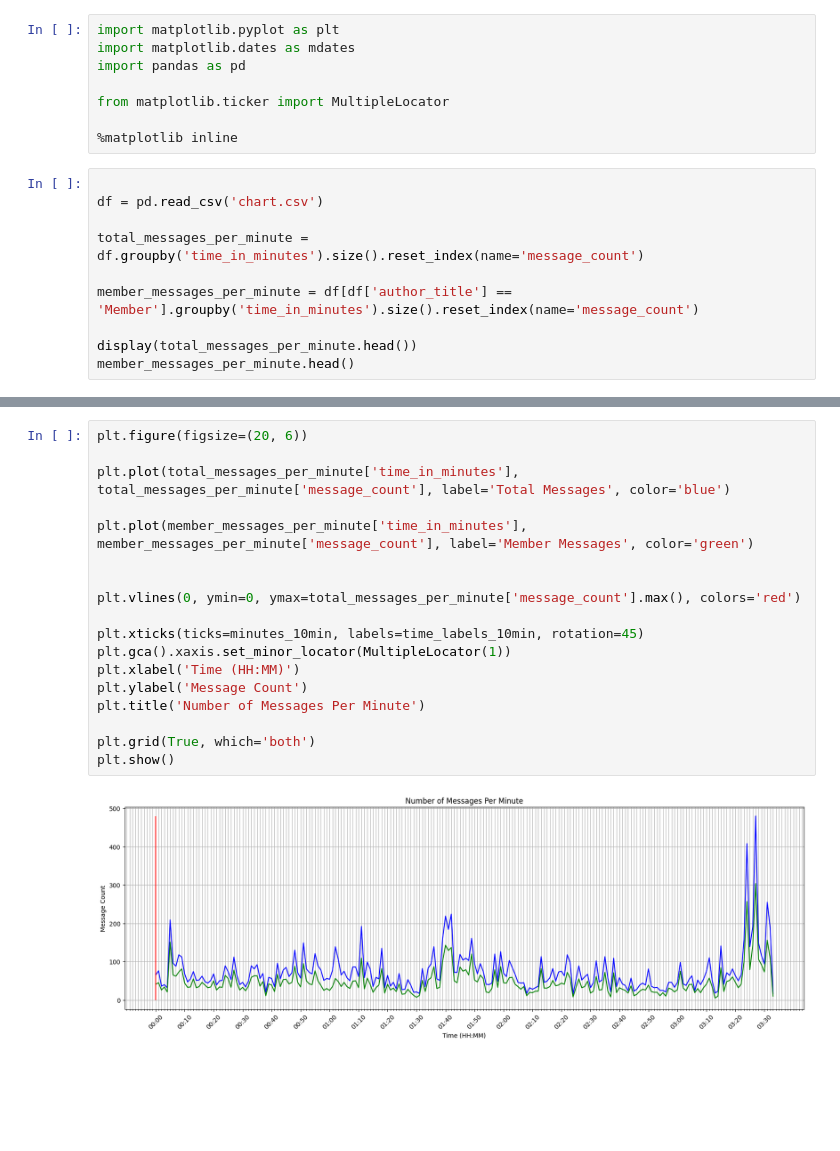
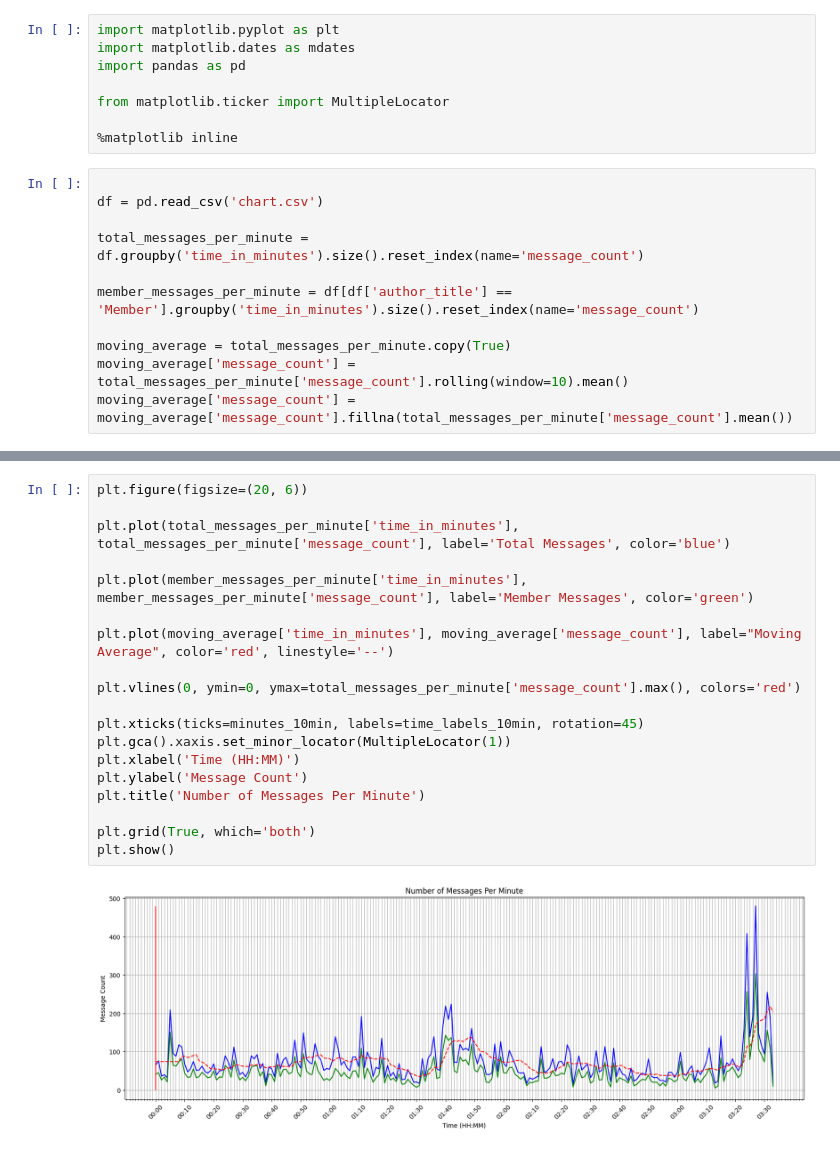
Before and after one commit to shadowkai0121/StreamResearch, a Jupyter notebook: analysis.ipynb, the cells around one changed output, grey strips where cells are left out. Cells and saved outputs as stored; diff of their text form; blank space fills up the shorter version.

```diff
--- a/analysis.ipynb
+++ b/analysis.ipynb
@@ -14,5 +14,6 @@ total_messages_per_minute = df.groupby('time_in_minutes').size().reset_index(nam
 
 member_messages_per_minute = df[df['author_title'] == 'Member'].groupby('time_in_minutes').size().reset_index(name='message_count')
 
-display(total_messages_per_minute.head())
-member_messages_per_minute.head()
+moving_average = total_messages_per_minute.copy(True)
+moving_average['message_count'] = total_messages_per_minute['message_count'].rolling(window=10).mean()
+moving_average['message_count'] = moving_average['message_count'].fillna(total_messages_per_minute['message_count'].mean())
@@ -52,20 +25,21 @@ Name: time_in_minutes, dtype: object
 # %%
 plt.figure(figsize=(20, 6))
 
 plt.plot(total_messages_per_minute['time_in_minutes'], total_messages_per_minute['message_count'], label='Total Messages', color='blue')
 
 plt.plot(member_messages_per_minute['time_in_minutes'], member_messages_per_minute['message_count'], label='Member Messages', color='green')
 
+plt.plot(moving_average['time_in_minutes'], moving_average['message_count'], label="Moving Average", color='red', linestyle='--')
 
 plt.vlines(0, ymin=0, ymax=total_messages_per_minute['message_count'].max(), colors='red')
 
 plt.xticks(ticks=minutes_10min, labels=time_labels_10min, rotation=45)
 plt.gca().xaxis.set_minor_locator(MultipleLocator(1))
 plt.xlabel('Time (HH:MM)')
 plt.ylabel('Message Count')
 plt.title('Number of Messages Per Minute')
 
 plt.grid(True, which='both')
 plt.show()
 # %% [output]
-[figure, old version]
+[figure, new version]
```
Also changed, not shown: parts of 2 cells of this notebook.
